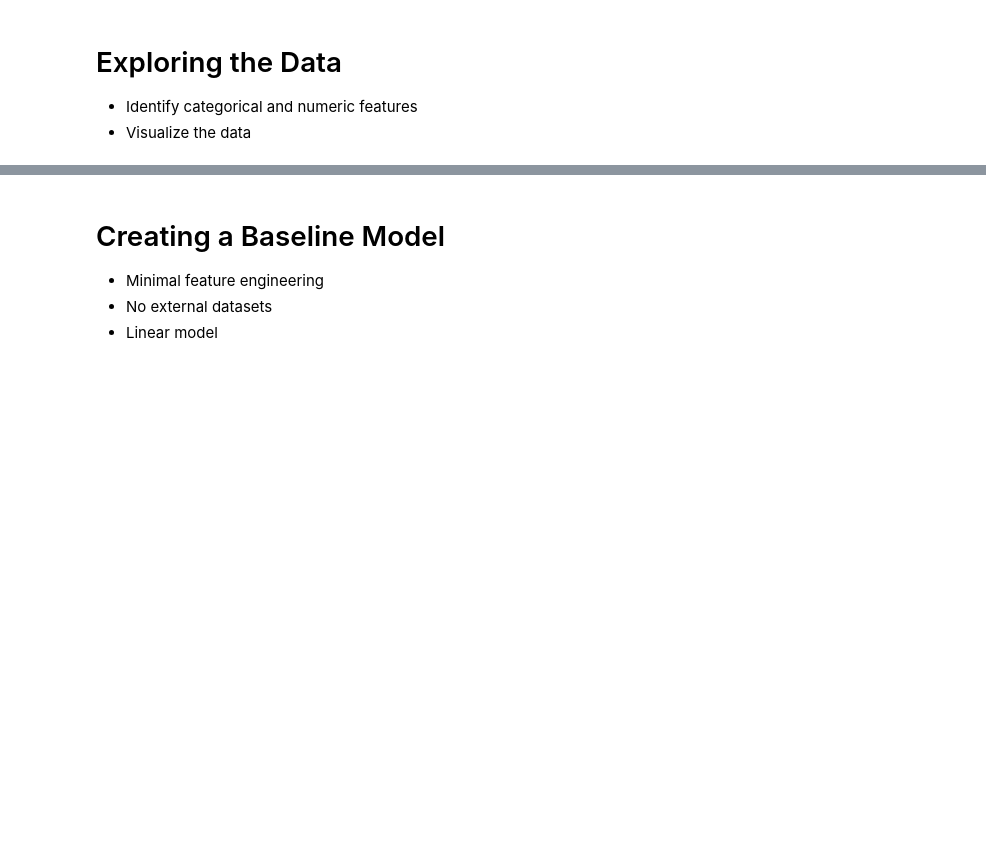
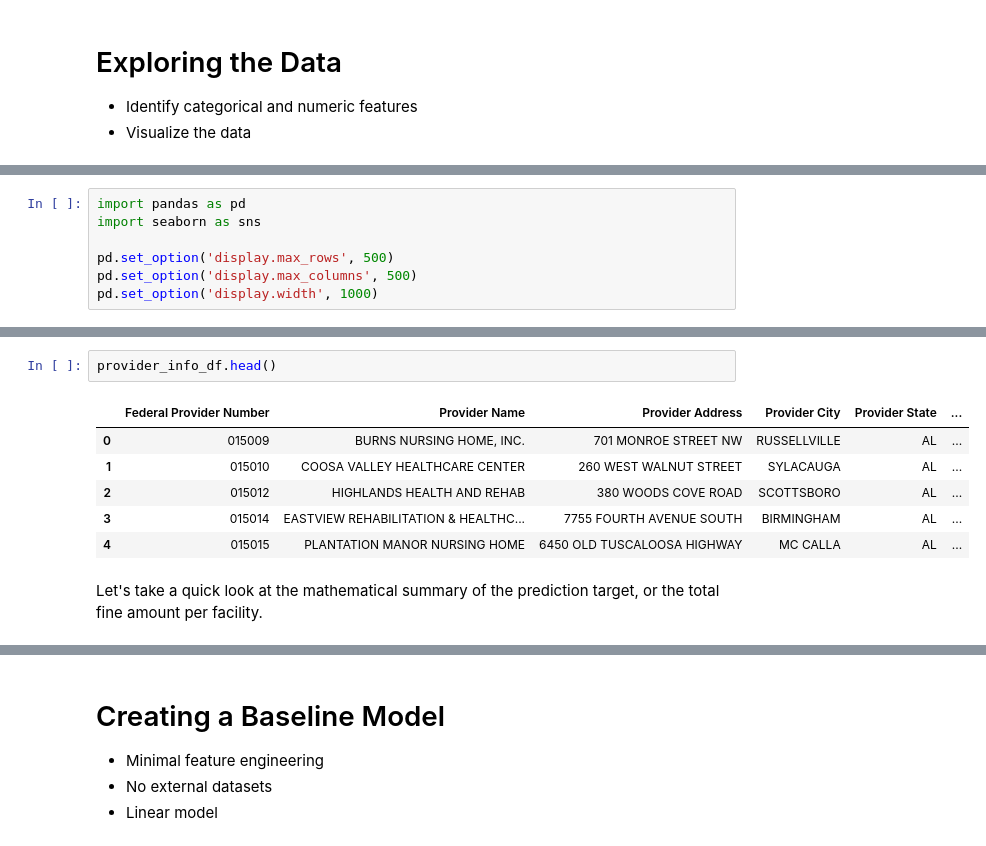
Before and after one commit to schledererj/cs6340-final-project, a Jupyter notebook: nursing_home_fines.ipynb, the cells around one changed output, grey strips where cells are left out. Drawn from its saved outputs; the diff is of its cells as text; blank space fills up the shorter version.

```diff
--- a/nursing_home_fines.ipynb
+++ b/nursing_home_fines.ipynb
@@ -11,0 +10,7 @@ import pandas as pd
+# %%
+import pandas as pd
+import seaborn as sns
+
+pd.set_option('display.max_rows', 500)
+pd.set_option('display.max_columns', 500)
+pd.set_option('display.width', 1000)
@@ -13,0 +40,11 @@ provider_info_df = pd.read_csv('NH_ProviderInfo_Jan2022.csv')
+# %%
+provider_info_df.head()
+# %% [output]
+|  | Federal Provider Number | Provider Name | Provider Address | Provider City | Provider State | ... |
+| 0 | 015009 | BURNS NURSING HOME, INC. | 701 MONROE STREET NW | RUSSELLVILLE | AL | ... |
+| 1 | 015010 | COOSA VALLEY HEALTHCARE CENTER | 260 WEST WALNUT STREET | SYLACAUGA | AL | ... |
+| 2 | 015012 | HIGHLANDS HEALTH AND REHAB | 380 WOODS COVE ROAD | SCOTTSBORO | AL | ... |
+| 3 | 015014 | EASTVIEW REHABILITATION & HEALTHC... | 7755 FOURTH AVENUE SOUTH | BIRMINGHAM | AL | ... |
+| 4 | 015015 | PLANTATION MANOR NURSING HOME | 6450 OLD TUSCALOOSA HIGHWAY | MC CALLA | AL | ... |
+# %% [markdown]
+Let's take a quick look at the mathematical summary of the prediction target, or the total fine amount per facility.
```
Also changed, not shown: parts of 7 cells of this notebook.
